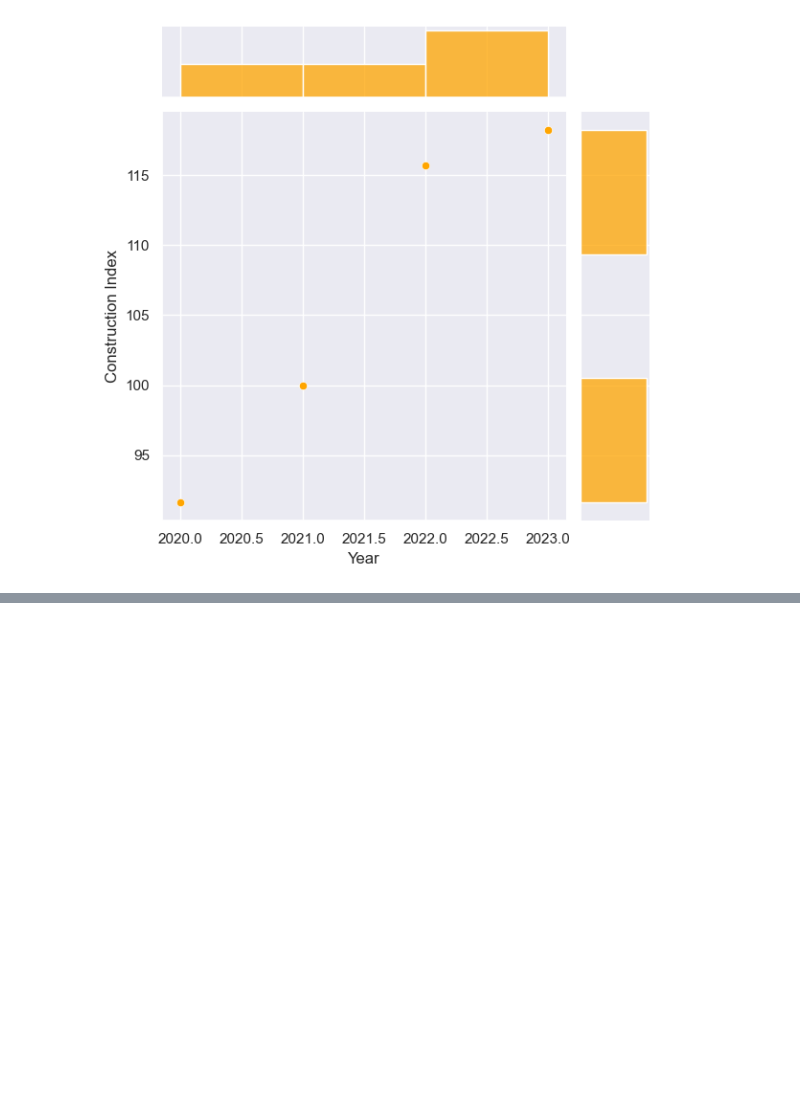
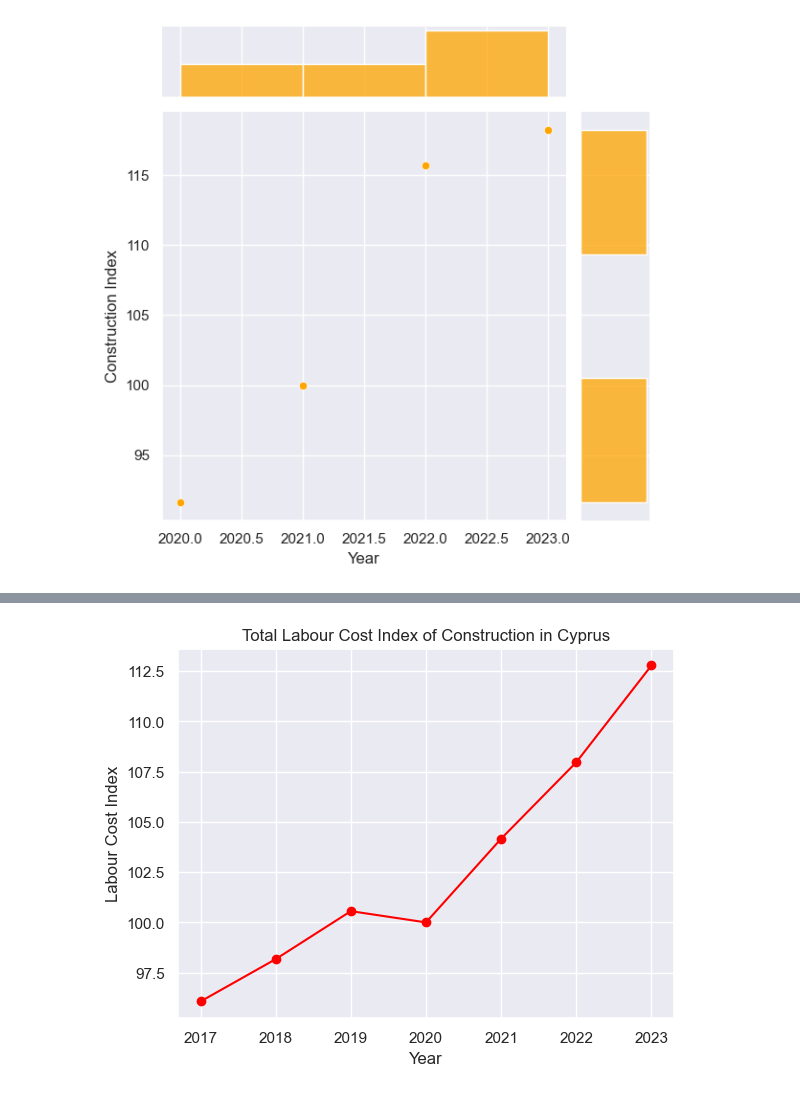
Before and after one commit to TanerGithub2023/Project-in-Data-Science-House-Prices, a Jupyter notebook: Factors and Effects That Increases House Prices in Cyprus.ipynb, the cells around one changed output, grey strips where cells are left out. Cells and saved outputs as stored; diff of their text form; code cells hidden in the pictures; blank space fills up the shorter version.

```diff
--- a/Factors and Effects That Increases House Prices in Cyprus.ipynb
+++ b/Factors and Effects That Increases House Prices in Cyprus.ipynb
@@ -281,0 +271,10 @@ plt.show()
+# %%
+Yeard=['2017','2018','2019','2020','2021','2022','2023']
+TotalLabourCostIndex=[96.0700,98.1750,100.5625,100.0025,104.1675,107.9700,112.7850]
+plt.plot(Yeard,TotalLabourCostIndex,'o-',color="Red")
+plt.title("Total Labour Cost Index of Construction in Cyprus")
+plt.xlabel("Year")
+plt.ylabel("Labour Cost Index")
+plt.show()
+# %% [output]
+[figure, added]
```
Also changed, not shown: parts of 24 cells of this notebook.
